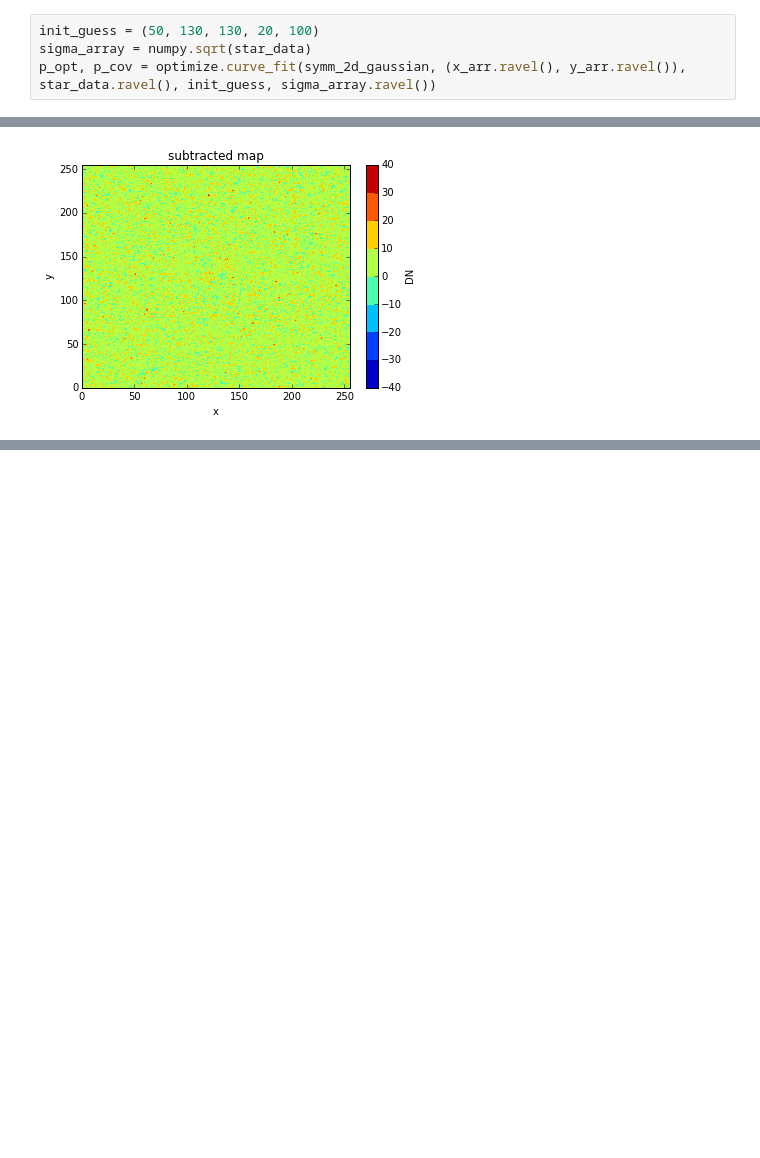
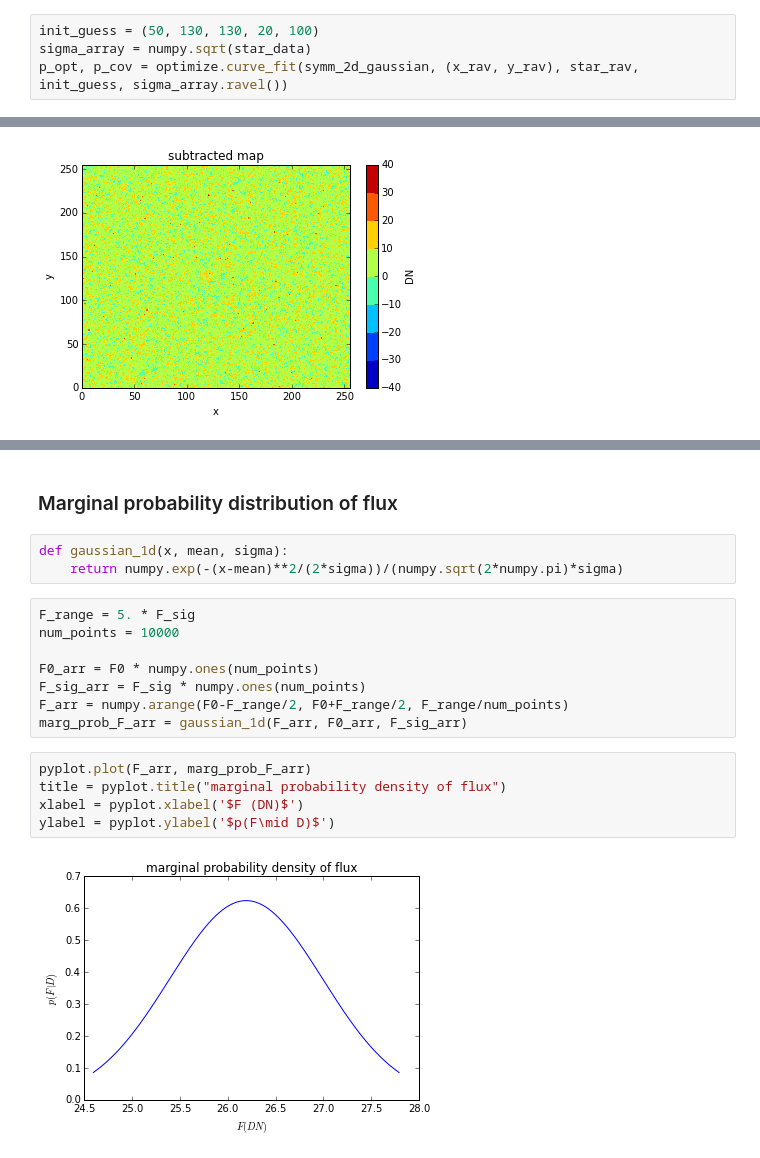
Before and after one commit to mbuchove/notebook-wurk-b, a Jupyter notebook: stats/astro283_hw3.ipynb, the cells around one changed output, grey strips where cells are left out. Drawn from its saved outputs; the diff is of its cells as text; blank space fills up the shorter version.

```diff
--- a/stats/astro283_hw3.ipynb
+++ b/stats/astro283_hw3.ipynb
@@ -97,7 +85,7 @@ y_rav = y_arr.ravel()
 # %%
 init_guess = (50, 130, 130, 20, 100)
 sigma_array = numpy.sqrt(star_data)
-p_opt, p_cov = optimize.curve_fit(symm_2d_gaussian, (x_arr.ravel(), y_arr.ravel()), star_data.ravel(), init_guess, sigma_array.ravel())
+p_opt, p_cov = optimize.curve_fit(symm_2d_gaussian, (x_rav, y_rav), star_rav, init_guess, sigma_array.ravel())
 # %%
 print("param name\tF \t\tx_center\ty_center\tPSF\t\tbackground")
 param_string = "optimal value\t"
@@ -214,0 +235,20 @@ Now
+# %% [markdown]
+<h3>Marginal probability distribution of flux</h3>
+# %%
+def gaussian_1d(x, mean, sigma):
+    return numpy.exp(-(x-mean)**2/(2*sigma))/(numpy.sqrt(2*numpy.pi)*sigma)
+# %%
+F_range = 5. * F_sig
+num_points = 10000
+
+F0_arr = F0 * numpy.ones(num_points)
+F_sig_arr = F_sig * numpy.ones(num_points)
+F_arr = numpy.arange(F0-F_range/2, F0+F_range/2, F_range/num_points)
+marg_prob_F_arr = gaussian_1d(F_arr, F0_arr, F_sig_arr)
+# %%
+pyplot.plot(F_arr, marg_prob_F_arr)
+title = pyplot.title("marginal probability density of flux")
+xlabel = pyplot.xlabel('$F (DN)$')
+ylabel = pyplot.ylabel('$p(F\mid D)$')
+# %% [output]
+[figure, added]
```
Also changed, not shown: parts of 13 cells of this notebook, 2 other files.
